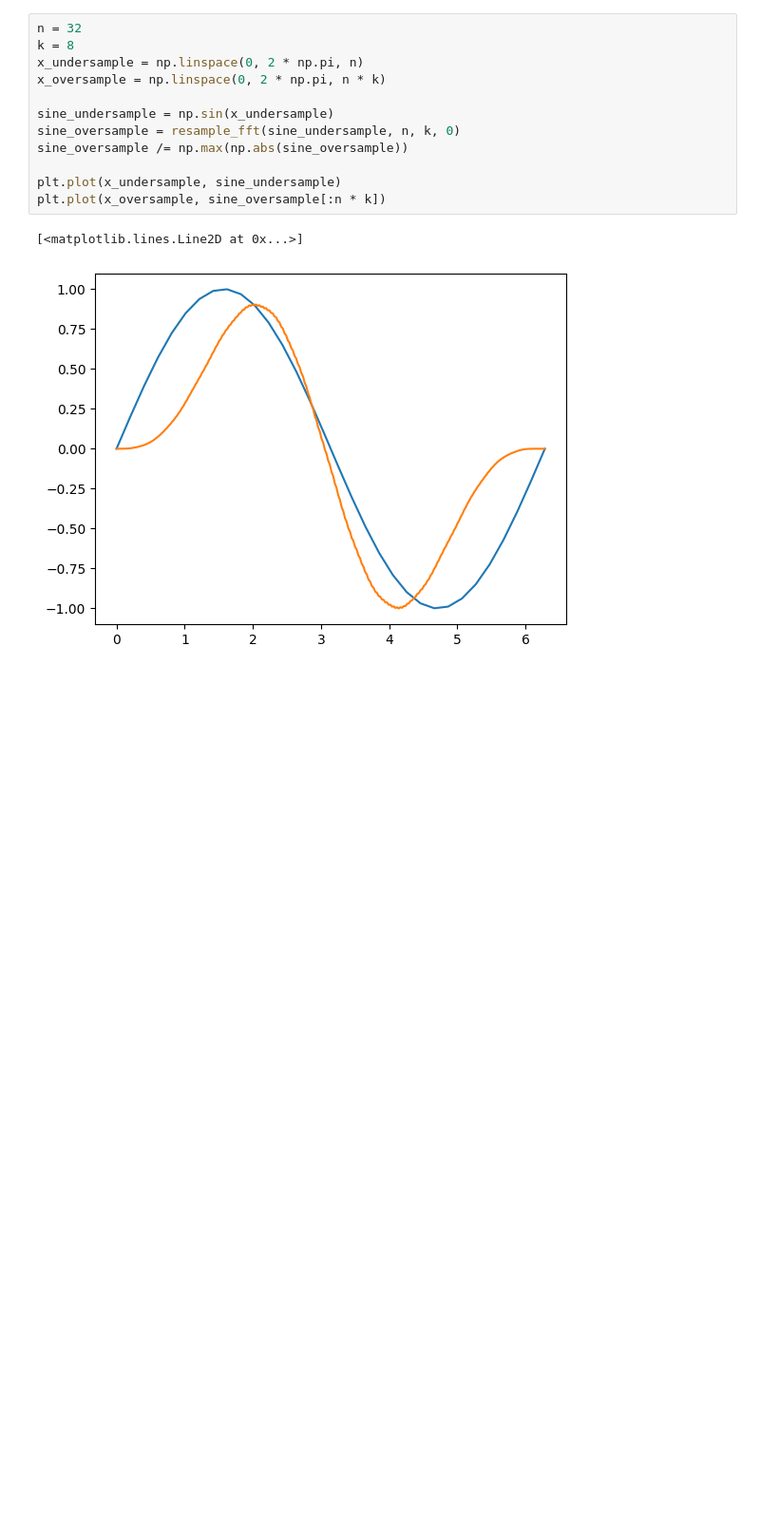
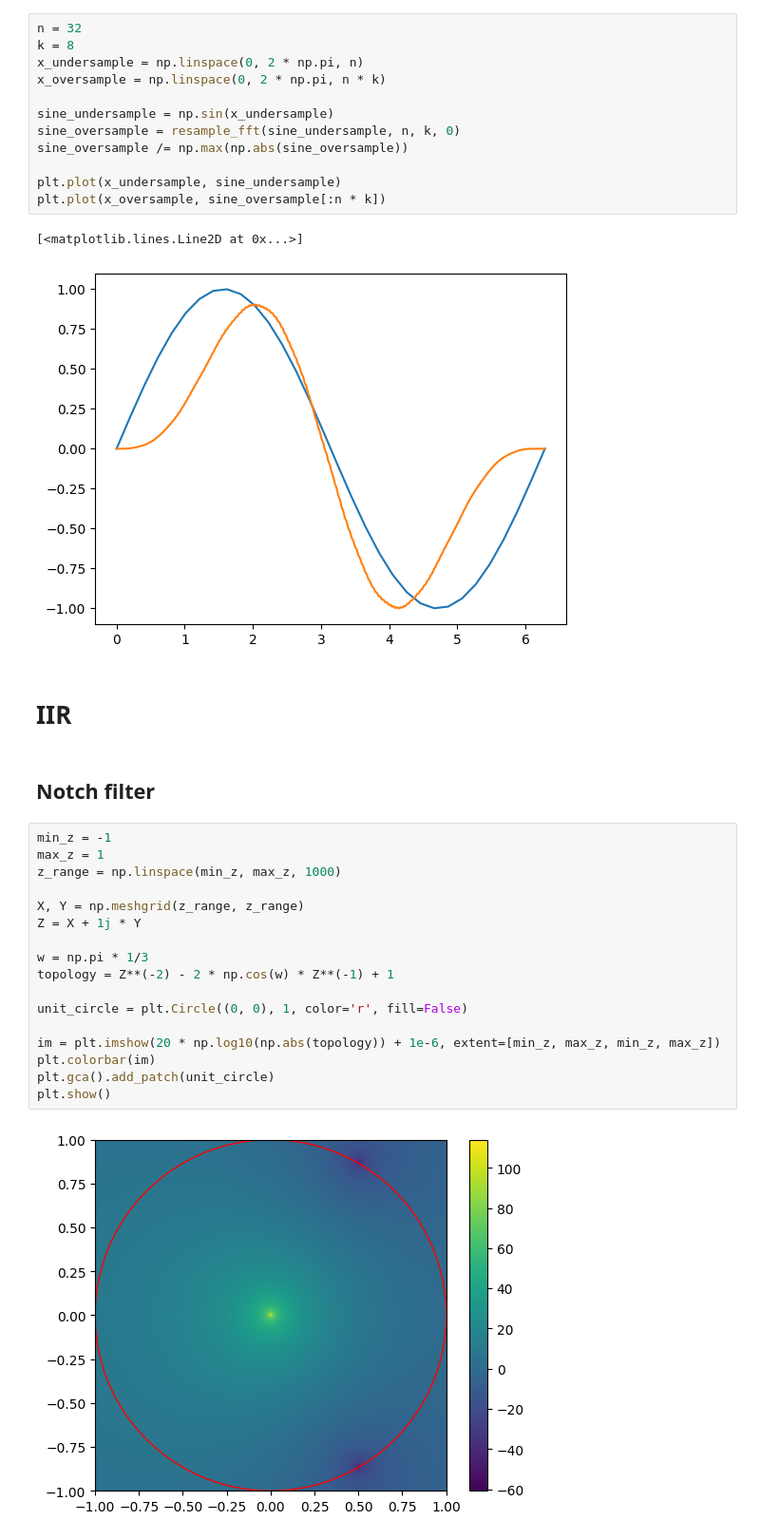
Before and after one commit to geekrope/dft, a Jupyter notebook: dft.ipynb, the cells around one changed output. Shown at 95% size. Drawn from its saved outputs; the diff is of its cells as text; blank space fills up the shorter version.

Commit message:
Z transform beginning and notch filter

```diff
--- a/dft.ipynb
+++ b/dft.ipynb
@@ -676,3 +676,26 @@ plt.plot(x_oversample, sine_oversample[:n * k])
 # %% [output]
 [<matplotlib.lines.Line2D at 0x...>]
 [figure]
+# %% [markdown]
+# IIR
+# %% [markdown]
+## Notch filter
+# %%
+min_z = -1
+max_z = 1
+z_range = np.linspace(min_z, max_z, 1000)
+
+X, Y = np.meshgrid(z_range, z_range)
+Z = X + 1j * Y
+
+w = np.pi * 1/3
+topology = Z**(-2) - 2 * np.cos(w) * Z**(-1) + 1
+
+unit_circle = plt.Circle((0, 0), 1, color='r', fill=False)
+
+im = plt.imshow(20 * np.log10(np.abs(topology)) + 1e-6, extent=[min_z, max_z, min_z, max_z])
+plt.colorbar(im)
+plt.gca().add_patch(unit_circle)
+plt.show()
+# %% [output]
+[figure, added]
```
Also changed, not shown: parts of 1 cell of this notebook, 2 other files.
